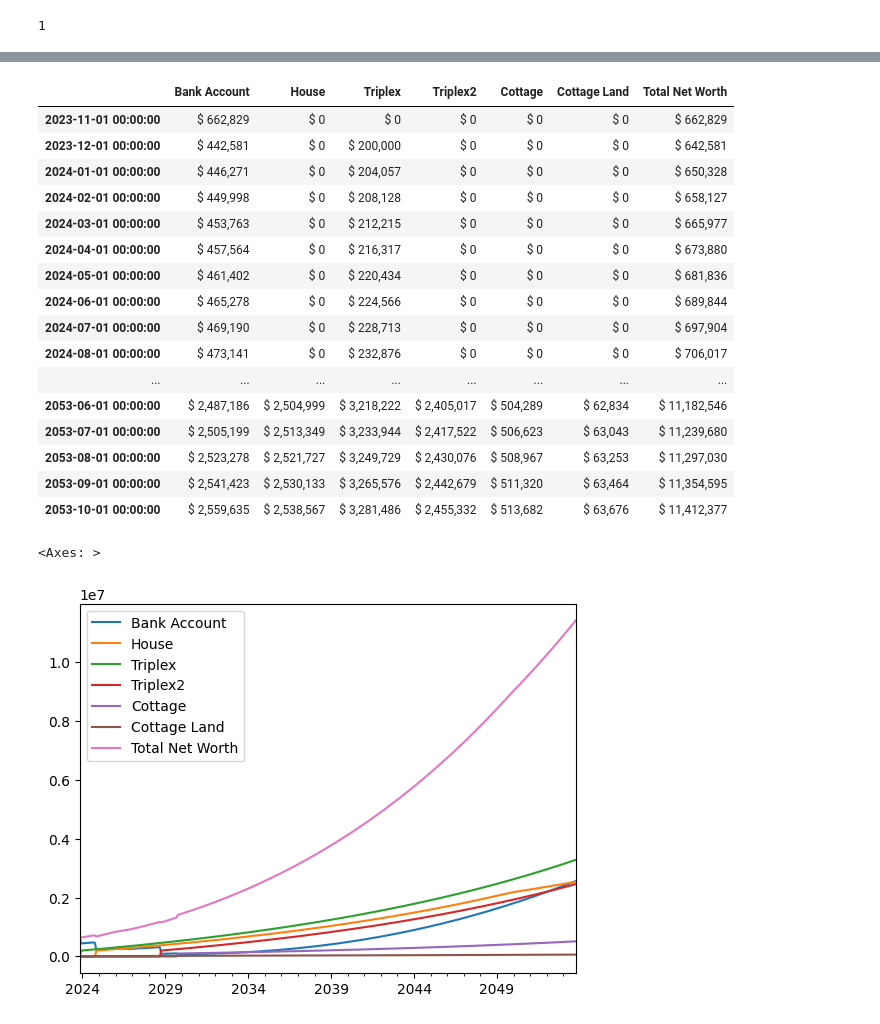
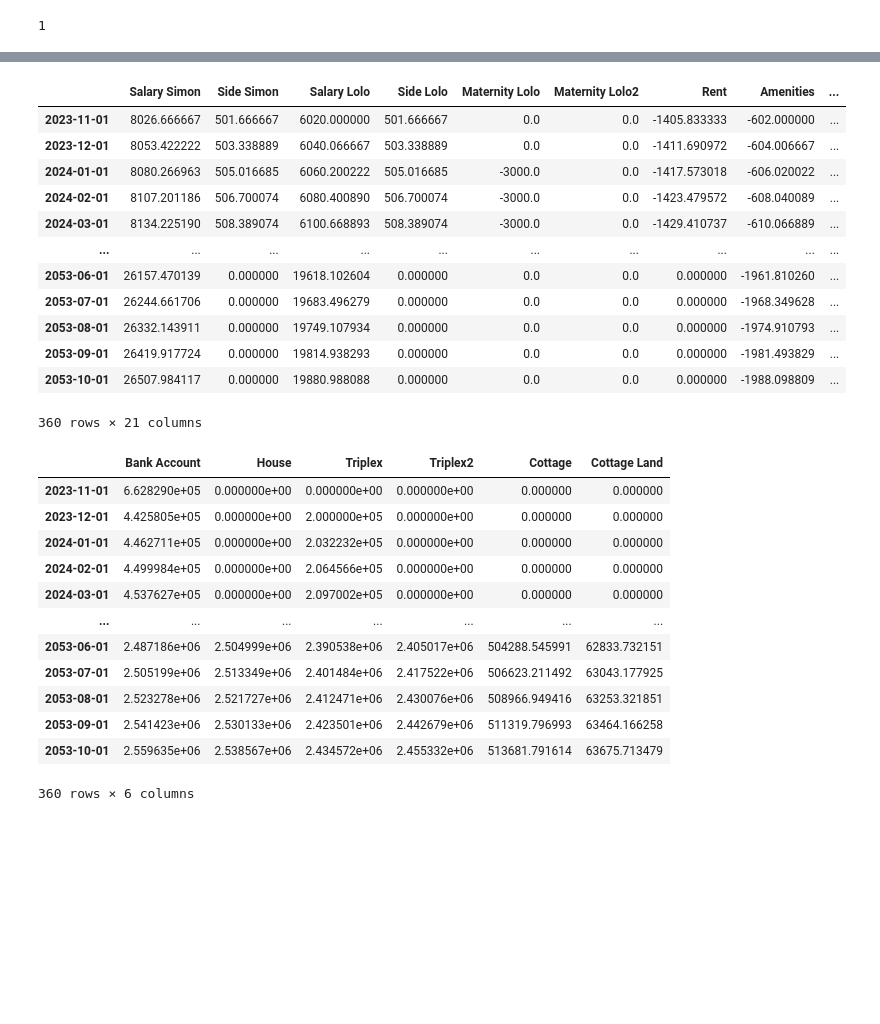
Before and after one commit to simonprudhomme/financial-planner, a Jupyter notebook: notebooks/financial-planner.ipynb, the cells around one changed output, grey strips where cells are left out. Drawn from its saved outputs; the diff is of its cells as text; code cells hidden in the pictures; blank space fills up the shorter version.

```diff
--- a/notebooks/financial-planner.ipynb
+++ b/notebooks/financial-planner.ipynb
@@ -103,25 +55,34 @@ cashflow_df.style.format("$ {:,.0f}")
-# %%
-net_worth_df.style.format("$ {:,.0f}")
-# %% [output]
-|  | Bank Account | House | Triplex | Triplex2 | Cottage | Cottage Land | Total Net Worth |
-| 2023-11-01 00:00:00 | $ 662,829 | $ 0 | $ 0 | $ 0 | $ 0 | $ 0 | $ 662,829 |
-| 2023-12-01 00:00:00 | $ 442,581 | $ 0 | $ 200,000 | $ 0 | $ 0 | $ 0 | $ 642,581 |
-| 2024-01-01 00:00:00 | $ 446,271 | $ 0 | $ 204,057 | $ 0 | $ 0 | $ 0 | $ 650,328 |
-| 2024-02-01 00:00:00 | $ 449,998 | $ 0 | $ 208,128 | $ 0 | $ 0 | $ 0 | $ 658,127 |
-| 2024-03-01 00:00:00 | $ 453,763 | $ 0 | $ 212,215 | $ 0 | $ 0 | $ 0 | $ 665,977 |
-| 2024-04-01 00:00:00 | $ 457,564 | $ 0 | $ 216,317 | $ 0 | $ 0 | $ 0 | $ 673,880 |
-| 2024-05-01 00:00:00 | $ 461,402 | $ 0 | $ 220,434 | $ 0 | $ 0 | $ 0 | $ 681,836 |
-| 2024-06-01 00:00:00 | $ 465,278 | $ 0 | $ 224,566 | $ 0 | $ 0 | $ 0 | $ 689,844 |
-| 2024-07-01 00:00:00 | $ 469,190 | $ 0 | $ 228,713 | $ 0 | $ 0 | $ 0 | $ 697,904 |
-| 2024-08-01 00:00:00 | $ 473,141 | $ 0 | $ 232,876 | $ 0 | $ 0 | $ 0 | $ 706,017 |
-| ... | ... | ... | ... | ... | ... | ... | ... |
-| 2053-06-01 00:00:00 | $ 2,487,186 | $ 2,504,999 | $ 3,218,222 | $ 2,405,017 | $ 504,289 | $ 62,834 | $ 11,182,546 |
-| 2053-07-01 00:00:00 | $ 2,505,199 | $ 2,513,349 | $ 3,233,944 | $ 2,417,522 | $ 506,623 | $ 63,043 | $ 11,239,680 |
-| 2053-08-01 00:00:00 | $ 2,523,278 | $ 2,521,727 | $ 3,249,729 | $ 2,430,076 | $ 508,967 | $ 63,253 | $ 11,297,030 |
-| 2053-09-01 00:00:00 | $ 2,541,423 | $ 2,530,133 | $ 3,265,576 | $ 2,442,679 | $ 511,320 | $ 63,464 | $ 11,354,595 |
-| 2053-10-01 00:00:00 | $ 2,559,635 | $ 2,538,567 | $ 3,281,486 | $ 2,455,332 | $ 513,682 | $ 63,676 | $ 11,412,377 |
+# %%
+cashflow_df, net_worth_df = simulation.get_results_dataframe()
+# %%
+cashflow_df
+# %% [output]
+|  | Salary Simon | Side Simon | Salary Lolo | Side Lolo | Maternity Lolo | Maternity Lolo2 | Rent | Amenities | ... |
+| 2023-11-01 | 8026.666667 | 501.666667 | 6020.000000 | 501.666667 | 0.0 | 0.0 | -1405.833333 | -602.000000 | ... |
+| 2023-12-01 | 8053.422222 | 503.338889 | 6040.066667 | 503.338889 | 0.0 | 0.0 | -1411.690972 | -604.006667 | ... |
+| 2024-01-01 | 8080.266963 | 505.016685 | 6060.200222 | 505.016685 | -3000.0 | 0.0 | -1417.573018 | -606.020022 | ... |
+| 2024-02-01 | 8107.201186 | 506.700074 | 6080.400890 | 506.700074 | -3000.0 | 0.0 | -1423.479572 | -608.040089 | ... |
+| 2024-03-01 | 8134.225190 | 508.389074 | 6100.668893 | 508.389074 | -3000.0 | 0.0 | -1429.410737 | -610.066889 | ... |
+| ... | ... | ... | ... | ... | ... | ... | ... | ... | ... |
+| 2053-06-01 | 26157.470139 | 0.000000 | 19618.102604 | 0.000000 | 0.0 | 0.0 | 0.000000 | -1961.810260 | ... |
+| 2053-07-01 | 26244.661706 | 0.000000 | 19683.496279 | 0.000000 | 0.0 | 0.0 | 0.000000 | -1968.349628 | ... |
+| 2053-08-01 | 26332.143911 | 0.000000 | 19749.107934 | 0.000000 | 0.0 | 0.0 | 0.000000 | -1974.910793 | ... |
+| 2053-09-01 | 26419.917724 | 0.000000 | 19814.938293 | 0.000000 | 0.0 | 0.0 | 0.000000 | -1981.493829 | ... |
+| 2053-10-01 | 26507.984117 | 0.000000 | 19880.988088 | 0.000000 | 0.0 | 0.0 | 0.000000 | -1988.098809 | ... |
+360 rows × 21 columns
 # %%
-net_worth_df.plot()
+net_worth_df
 # %% [output]
+|  | Bank Account | House | Triplex | Triplex2 | Cottage | Cottage Land |
+| 2023-11-01 | 6.628290e+05 | 0.000000e+00 | 0.000000e+00 | 0.000000e+00 | 0.000000 | 0.000000 |
+| 2023-12-01 | 4.425805e+05 | 0.000000e+00 | 2.000000e+05 | 0.000000e+00 | 0.000000 | 0.000000 |
+| 2024-01-01 | 4.462711e+05 | 0.000000e+00 | 2.032232e+05 | 0.000000e+00 | 0.000000 | 0.000000 |
+| 2024-02-01 | 4.499984e+05 | 0.000000e+00 | 2.064566e+05 | 0.000000e+00 | 0.000000 | 0.000000 |
+| 2024-03-01 | 4.537627e+05 | 0.000000e+00 | 2.097002e+05 | 0.000000e+00 | 0.000000 | 0.000000 |
+| ... | ... | ... | ... | ... | ... | ... |
+| 2053-06-01 | 2.487186e+06 | 2.504999e+06 | 2.390538e+06 | 2.405017e+06 | 504288.545991 | 62833.732151 |
+| 2053-07-01 | 2.505199e+06 | 2.513349e+06 | 2.401484e+06 | 2.417522e+06 | 506623.211492 | 63043.177925 |
+| 2053-08-01 | 2.523278e+06 | 2.521727e+06 | 2.412471e+06 | 2.430076e+06 | 508966.949416 | 63253.321851 |
+| 2053-09-01 | 2.541423e+06 | 2.530133e+06 | 2.423501e+06 | 2.442679e+06 | 511319.796993 | 63464.166258 |
+| 2053-10-01 | 2.559635e+06 | 2.538567e+06 | 2.434572e+06 | 2.455332e+06 | 513681.791614 | 63675.713479 |
-<Axes: >
+360 rows × 6 columns
-[figure, removed]
```
Also changed, not shown: parts of 5 cells of this notebook, 5 other files.
